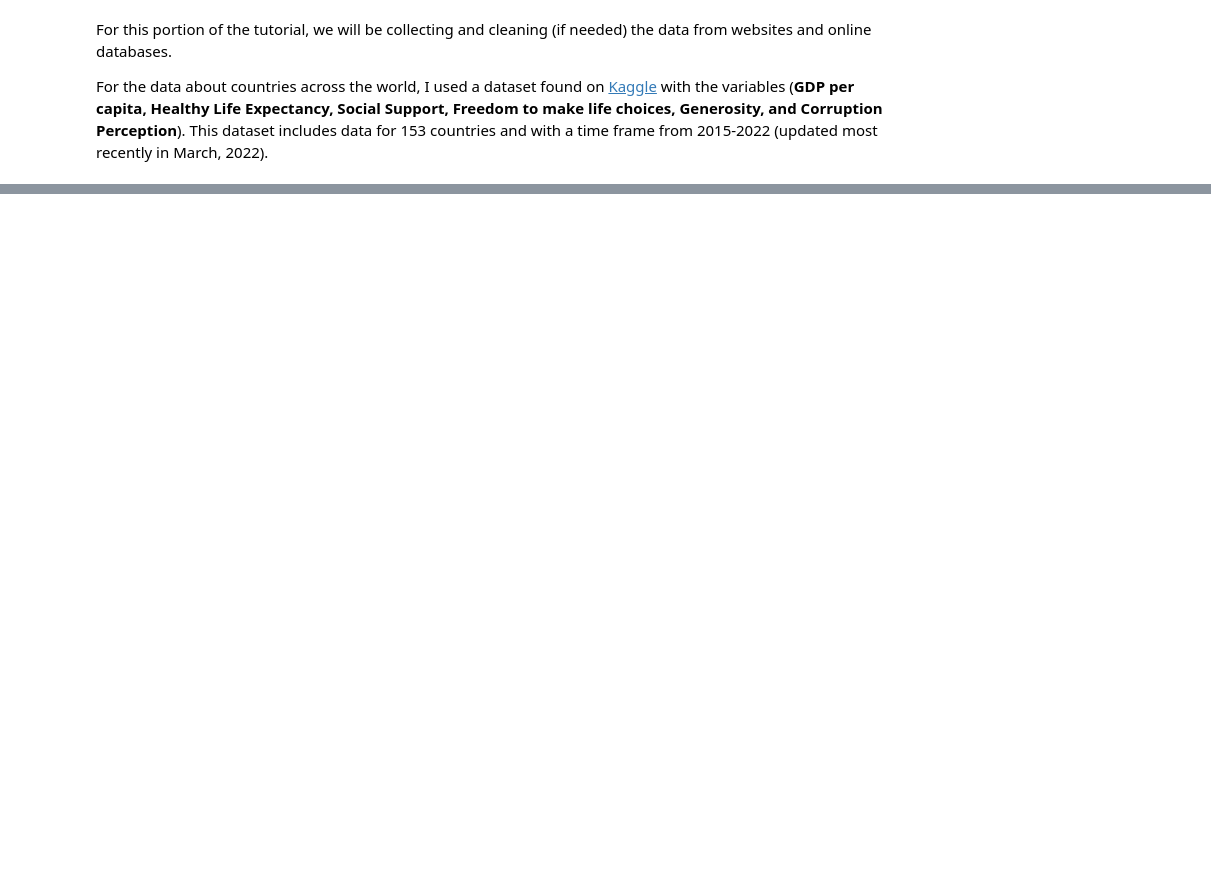
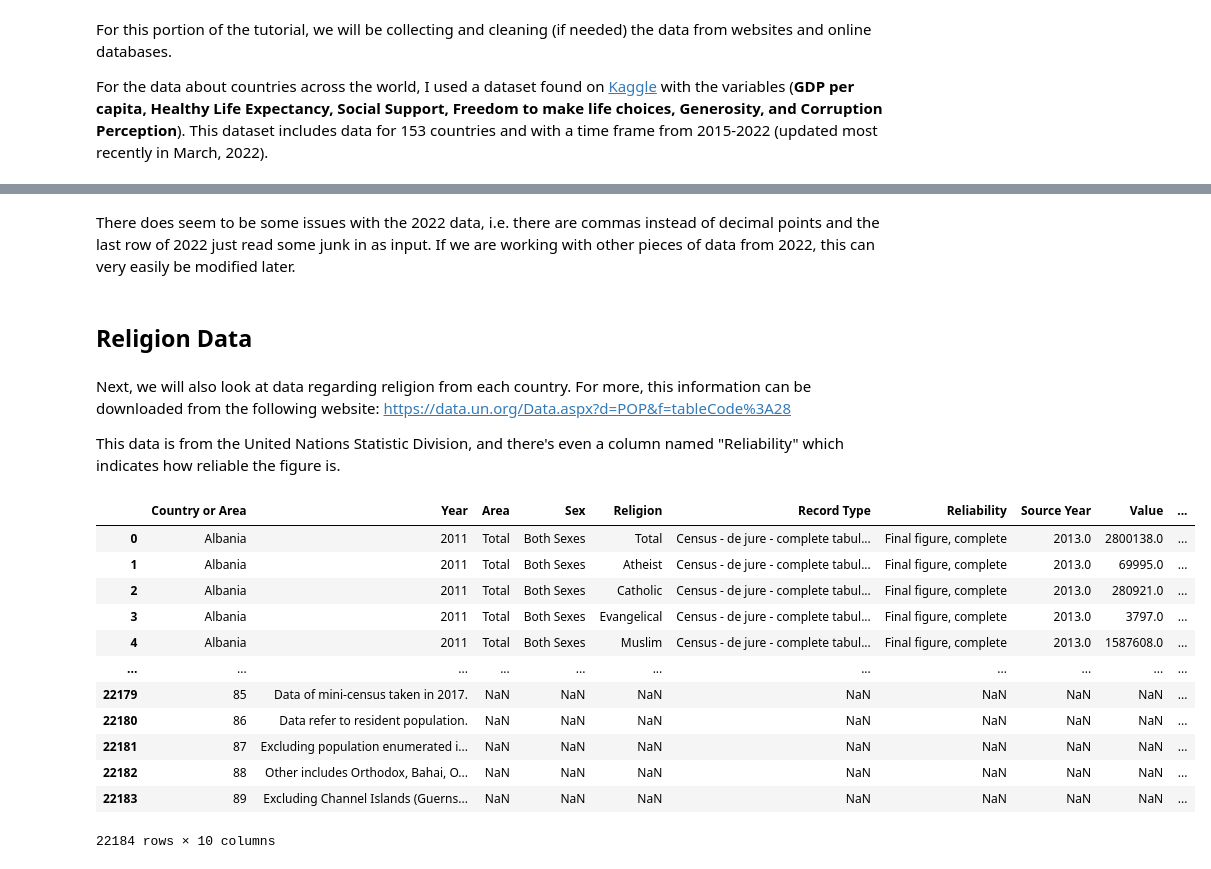
Before and after one commit to jeffrin-d/jeffrin-d.github.io, a Jupyter notebook: index.ipynb, the cells around one changed output, grey strips where cells are left out. Cells and saved outputs as stored; diff of their text form; code cells hidden in the pictures; blank space fills up the shorter version.

```diff
--- a/index.ipynb
+++ b/index.ipynb
@@ -36,0 +243,26 @@ df_2022 = pd.read_csv("data/2022.csv")
+# %% [markdown]
+There does seem to be some issues with the 2022 data, i.e. there are commas instead of decimal points and the last row of 2022 just read some junk in as input. If we are working with other pieces of data from 2022, this can very easily be modified later.
+# %% [markdown]
+## Religion Data
+# %% [markdown]
+Next, we will also look at data regarding religion from each country.
+For more, this information can be downloaded from the following website: https://data.un.org/Data.aspx?d=POP&f=tableCode%3A28
+
+This data is from the United Nations Statistic Division, and there's even a column named "Reliability" which indicates how reliable the figure is.
+# %%
+rel_df = pd.read_csv("UNdata.csv")
+rel_df
+# %% [output]
+|  | Country or Area | Year | Area | Sex | Religion | Record Type | Reliability | Source Year | Value | ... |
+| 0 | Albania | 2011 | Total | Both Sexes | Total | Census - de jure - complete tabul... | Final figure, complete | 2013.0 | 2800138.0 | ... |
+| 1 | Albania | 2011 | Total | Both Sexes | Atheist | Census - de jure - complete tabul... | Final figure, complete | 2013.0 | 69995.0 | ... |
+| 2 | Albania | 2011 | Total | Both Sexes | Catholic | Census - de jure - complete tabul... | Final figure, complete | 2013.0 | 280921.0 | ... |
+| 3 | Albania | 2011 | Total | Both Sexes | Evangelical | Census - de jure - complete tabul... | Final figure, complete | 2013.0 | 3797.0 | ... |
+| 4 | Albania | 2011 | Total | Both Sexes | Muslim | Census - de jure - complete tabul... | Final figure, complete | 2013.0 | 1587608.0 | ... |
+| ... | ... | ... | ... | ... | ... | ... | ... | ... | ... | ... |
+| 22179 | 85 | Data of mini-census taken in 2017. | NaN | NaN | NaN | NaN | NaN | NaN | NaN | ... |
+| 22180 | 86 | Data refer to resident population. | NaN | NaN | NaN | NaN | NaN | NaN | NaN | ... |
+| 22181 | 87 | Excluding population enumerated i... | NaN | NaN | NaN | NaN | NaN | NaN | NaN | ... |
+| 22182 | 88 | Other includes Orthodox, Bahai, O... | NaN | NaN | NaN | NaN | NaN | NaN | NaN | ... |
+| 22183 | 89 | Excluding Channel Islands (Guerns... | NaN | NaN | NaN | NaN | NaN | NaN | NaN | ... |
+22184 rows × 10 columns
```
Also changed, not shown: parts of 33 cells of this notebook.
